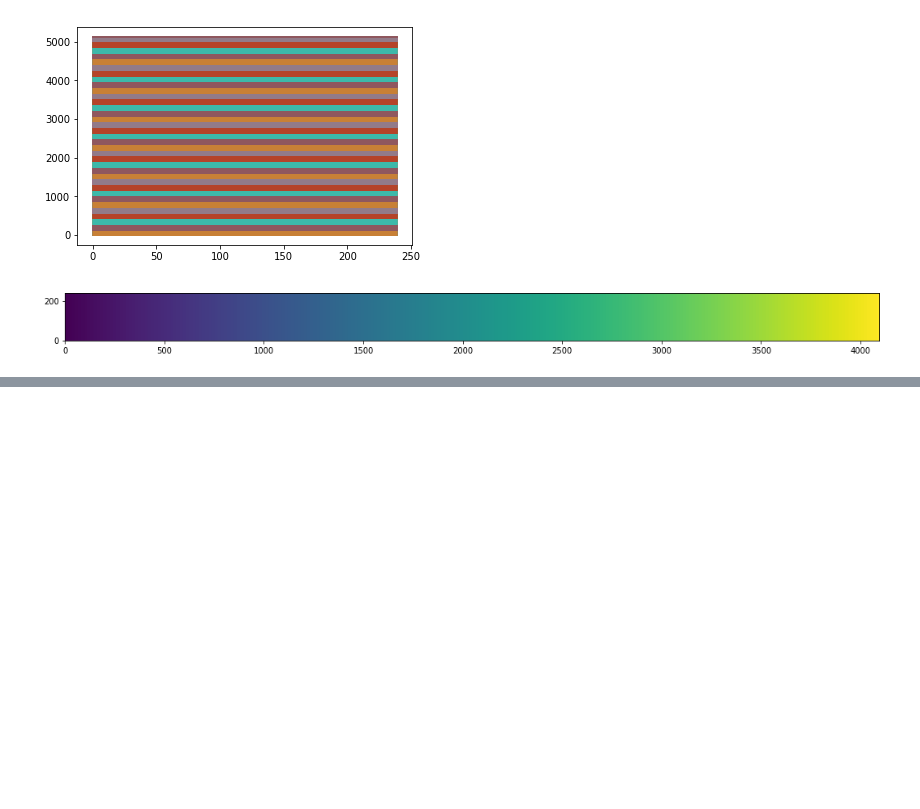
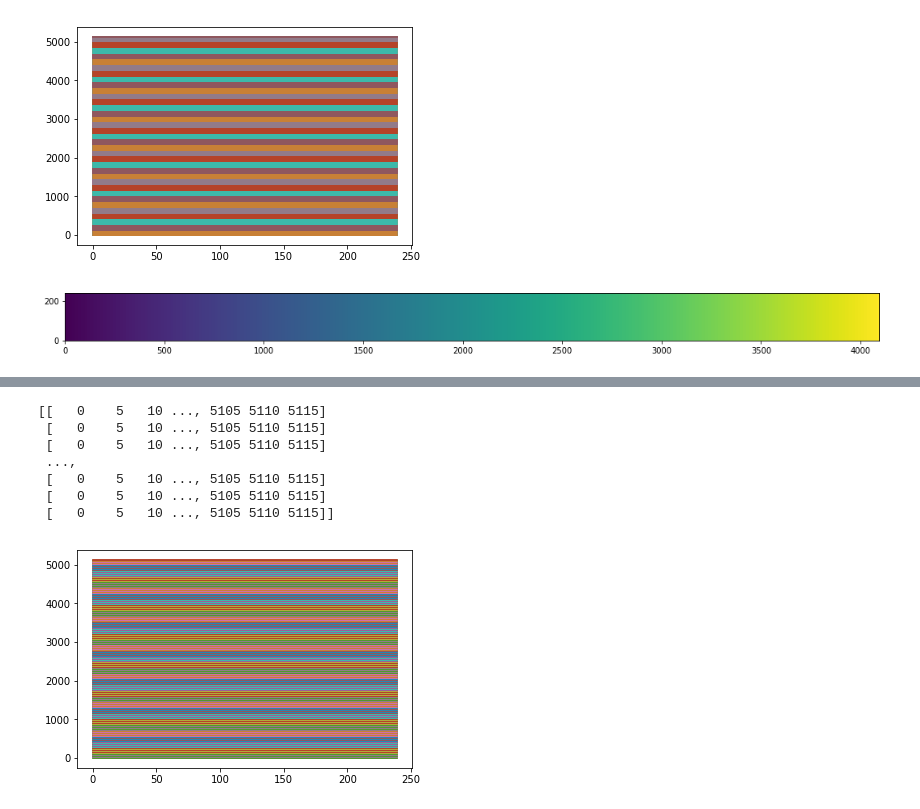
Before and after one commit to Jawagnercarena/GANWork, a Jupyter notebook: testingArraysPloting.ipynb, the cells around one changed output, grey strips where cells are left out. Cells and saved outputs as stored; diff of their text form; code cells hidden in the pictures; blank space fills up the shorter version.

Commit message:
Worked on editing the testing file. Was able to gather a mean of all the data at specific points and trasnfer it into a new array that compacted the data.

```diff
--- a/testingArraysPloting.ipynb
+++ b/testingArraysPloting.ipynb
@@ -212,3 +209,8 @@ plt.imshow(editedArray, origin='lower')
 plt.show()
 # %% [output]
 [figure]
+# %%
+print editedArray
+#downsizeArray= np.zeros((240,1024))
+downsizeArray= np.random.randint(5, size=(240, 1024))
+print downsizeArray
@@ -214,0 +274,2 @@ plt.show()
+# %%
+downsizeArray[:,1:2]=np.mean(editedArray[:,4:8], axis=1).reshape(240,1)
@@ -214,0 +286,9 @@ plt.show()
+# %%
+y=0
+
+for x in my_range(0, 4096, 4):
+    downsizeArray[:,y:(y+1)]=np.nanmean(editedArray[:,x:(x+4)], axis=1).reshape(240,1)
+
+    y+=1
+
+print downsizeArray
@@ -214,0 +313,13 @@ plt.show()
+# %%
+print downsizeArray
+plt.plot(downsizeArray)
+plt.show()
+# %% [output]
+[[   0    5   10 ..., 5105 5110 5115]
+ [   0    5   10 ..., 5105 5110 5115]
+ [   0    5   10 ..., 5105 5110 5115]
+ ...,
+ [   0    5   10 ..., 5105 5110 5115]
+ [   0    5   10 ..., 5105 5110 5115]
+ [   0    5   10 ..., 5105 5110 5115]]
+[figure, added]
```
Also changed, not shown: parts of 8 cells of this notebook.
